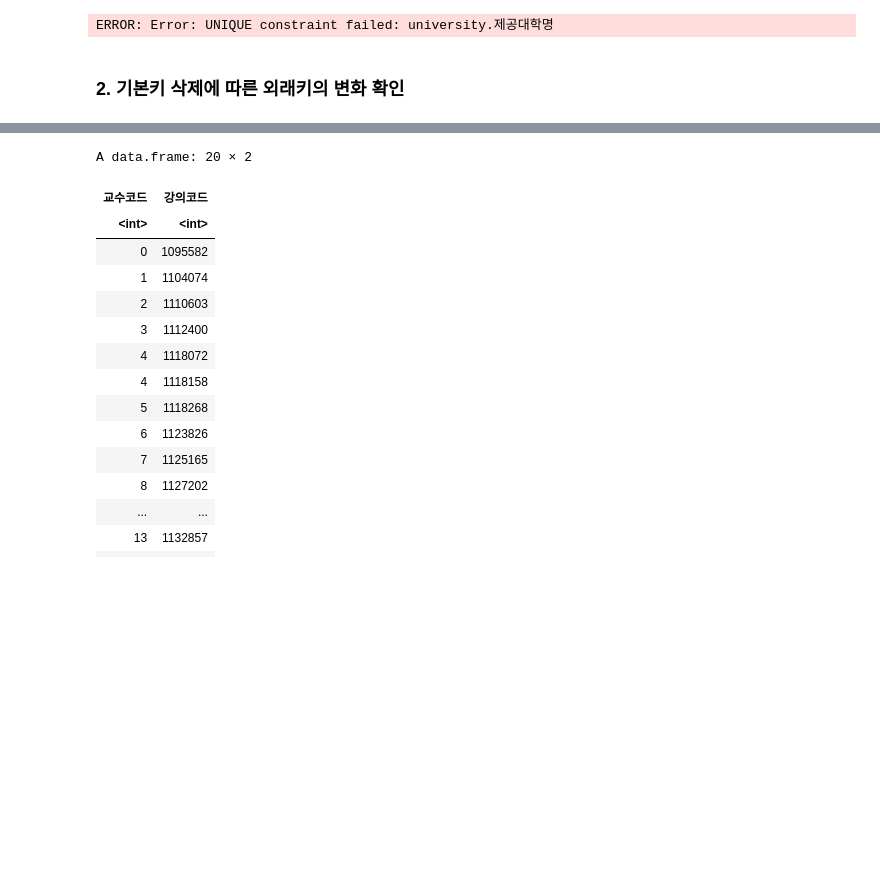
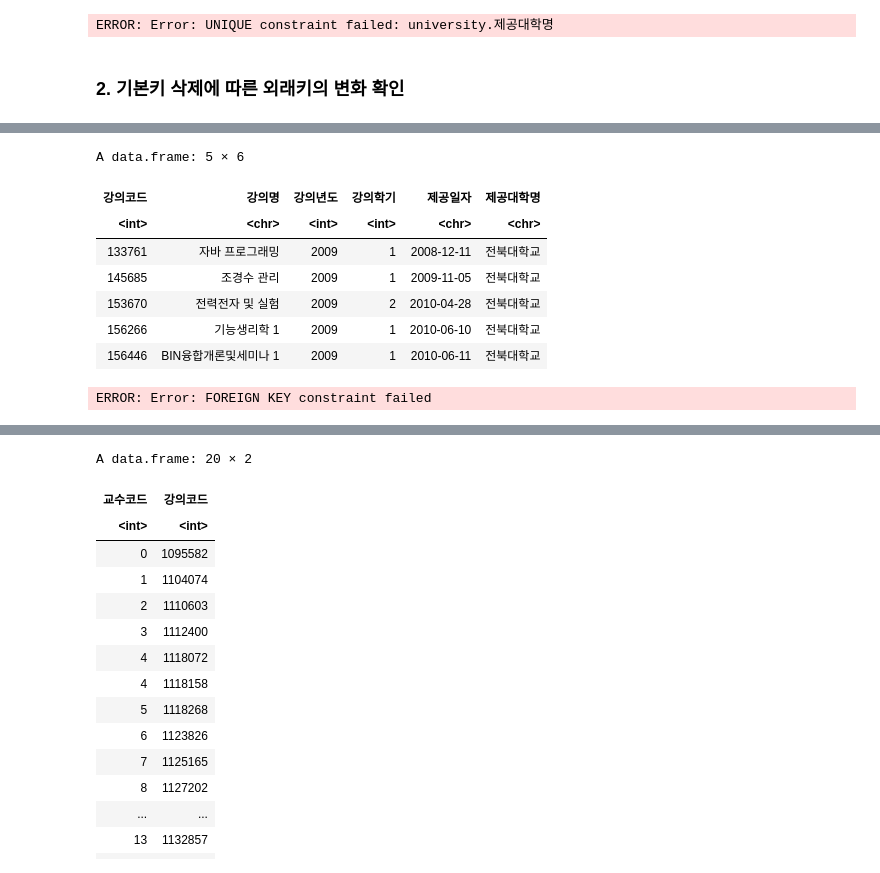
Before and after one commit to HollyRiver/R, a Jupyter notebook: SDB/kocw data/RSQlite/kocw in R.ipynb, the cells around one changed output, grey strips where cells are left out. Saved outputs shown, nothing was run; the diff lists cells and outputs as text; code cells hidden in the pictures; blank space fills up the shorter version.

```diff
--- a/SDB/kocw data/RSQlite/kocw in R.ipynb
+++ b/SDB/kocw data/RSQlite/kocw in R.ipynb
@@ -130,0 +153,17 @@ ERROR: Error: UNIQUE constraint failed: charge.교수코드, charge.강의코드
+# %%
+dbGetQuery(conn, "SELECT * FROM norm_course WHERE 제공대학명 = '전북대학교' LIMIT 5")
+# %% [output]
+A data.frame: 5 × 6
+| 강의코드 | 강의명 | 강의년도 | 강의학기 | 제공일자 | 제공대학명 |
+| <int> | <chr> | <int> | <int> | <chr> | <chr> |
+| 133761 | 자바 프로그래밍 | 2009 | 1 | 2008-12-11 | 전북대학교 |
+| 145685 | 조경수 관리 | 2009 | 1 | 2009-11-05 | 전북대학교 |
+| 153670 | 전력전자 및 실험 | 2009 | 2 | 2010-04-28 | 전북대학교 |
+| 156266 | 기능생리학 1 | 2009 | 1 | 2010-06-10 | 전북대학교 |
+| 156446 | BIN융합개론및세미나 1 | 2009 | 1 | 2010-06-11 | 전북대학교 |
+# %%
+dbExecute(conn, "UPDATE university SET 제공대학명 = 'ㅁㄴㅇㄹ' WHERE 제공대학명 = '전북대학교'")
+dbGetQuery(conn, "SELECT * FROM norm_course WHERE 제공대학명 = '전북대학교' LIMIT 5")
+dbExecute(conn, "UPDATE university SET 제공대학명 = '전북대학교' WHERE 제공대학명 = '전북특별자치대학교'")
+# %% [output]
+ERROR: Error: FOREIGN KEY constraint failed
```
Also changed, not shown: parts of 12 cells of this notebook, 12 other files.
